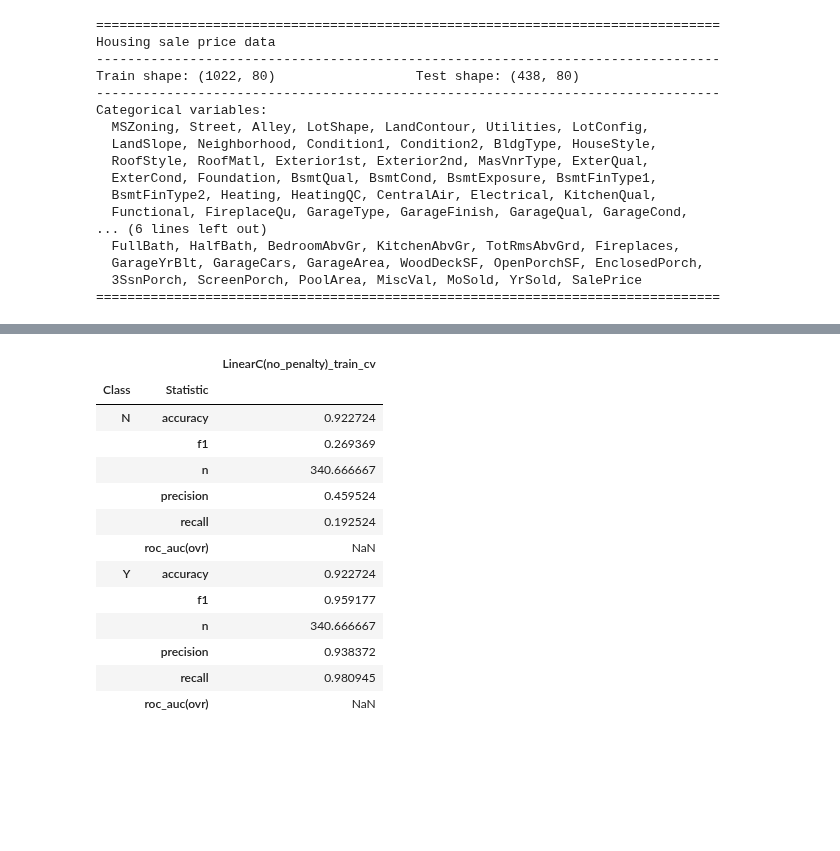
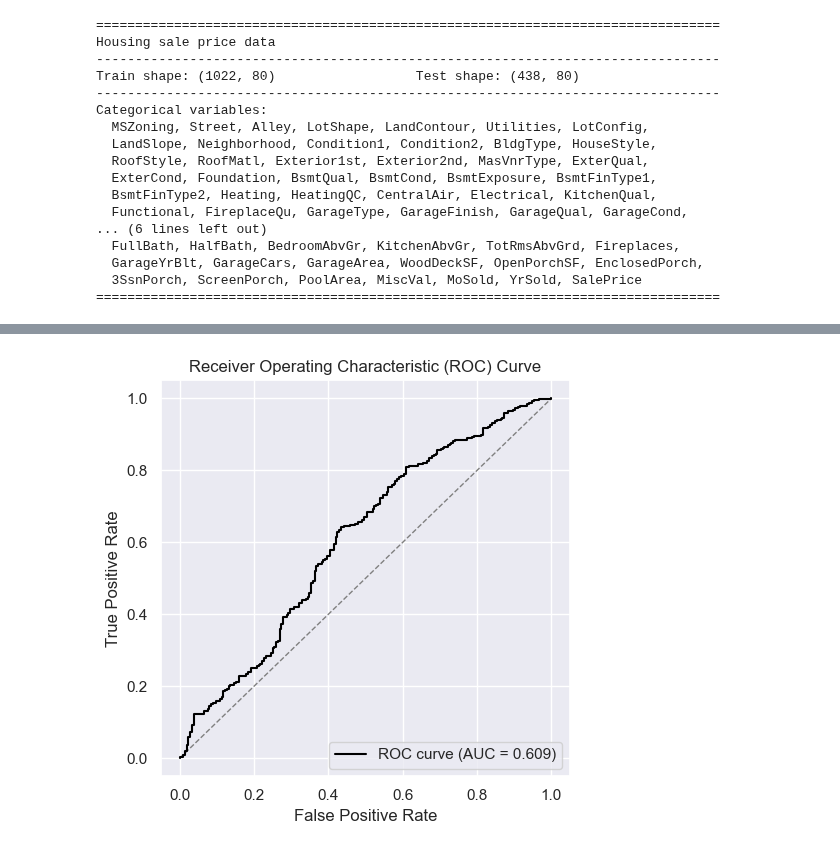
Before and after one commit to ajy25/TabularMagic, a Jupyter notebook: demo/test.ipynb, the cells around one changed output, grey strips where cells are left out. Saved outputs shown, nothing was run; the diff lists cells and outputs as text; code cells hidden in the pictures; blank space fills up the shorter version.

```diff
--- a/demo/test.ipynb
+++ b/demo/test.ipynb
@@ -96,2 +105,0 @@ report.train_report().plot_diagnostics()
-# %%
-report.train_report().plot_diagnostics(show_outliers=True)
@@ -100,2 +105,0 @@ report.train_report().plot_diagnostics(show_outliers=True)
-# %%
-report.fit_statistics()
@@ -143,11 +105,0 @@ strong multicollinearity or other numerical problems.
-# %%
-report = tm.ml_classification(
-    models=[
-        LinearC(type='no_penalty'),
-        LinearC(type='l2'),
-        # LinearC(type='elasticnet')
-    ],
-    outer_cv=3,
-    y_var='LotConfig',
-    X_vars=['LotArea', 'LotFrontage', 'MSSubClass', 'MSZoning', 'SalePrice']
-)
@@ -180,33 +106,4 @@ report.cv_fit_statistics()
-# %%
-tm.datahandler().load_data_checkpoint('finished preprocessing')
-report = tm.ml_regression(
-    models=[
-        LinearR(type='ols'),
-        LinearR(type='l2'),
-        # RobustLinearR(type='huber'),
-        # RobustLinearR(type='ransac'),
-        # SVMR(type='linear'),
-        # MLPR(),
-        # TreeEnsembleR(type='adaboost'),
-    ],
-    y_var='SalePrice',
-    X_vars=['LotFrontage', 'LotArea', 'SaleCondition'],
-    outer_cv=5
-)
 # %%
-report.model_report('LinearC(no_penalty)').train_report().fit_statistics_by_class()
+report.model_report('LinearC(no_penalty)').train_report().plot_roc_curve()
 # %% [output]
-|  |  | LinearC(no_penalty)_train_cv |
-| Class | Statistic |  |
-| N | accuracy | 0.922724 |
-|  | f1 | 0.269369 |
-|  | n | 340.666667 |
-|  | precision | 0.459524 |
-|  | recall | 0.192524 |
-|  | roc_auc(ovr) | NaN |
-| Y | accuracy | 0.922724 |
-|  | f1 | 0.959177 |
-|  | n | 340.666667 |
-|  | precision | 0.938372 |
-|  | recall | 0.980945 |
-|  | roc_auc(ovr) | NaN |
+[figure, added]
```
Also changed, not shown: parts of 17 cells of this notebook, 11 other files.
